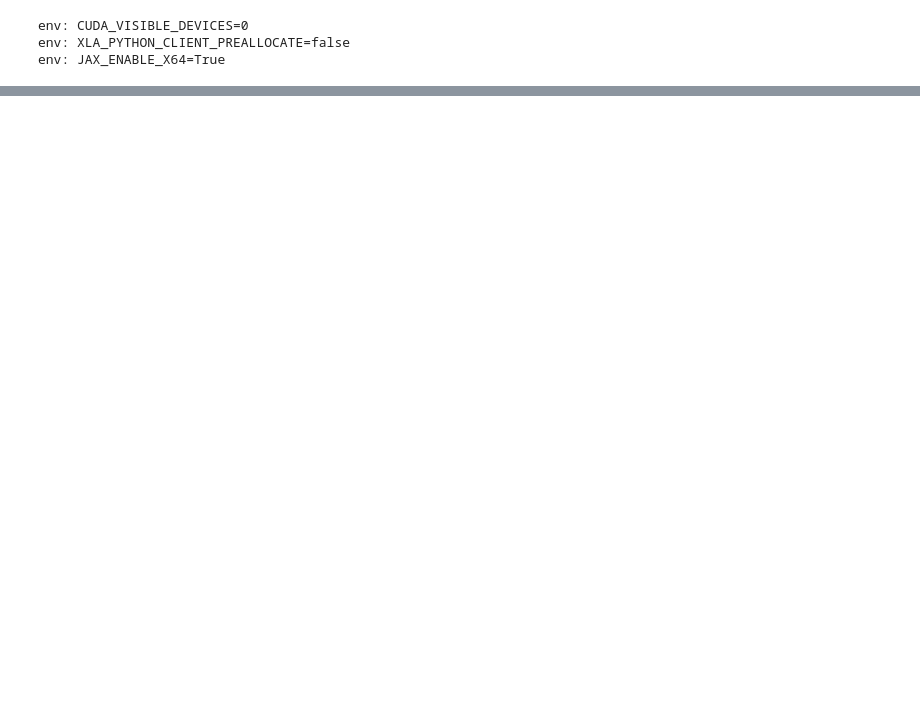
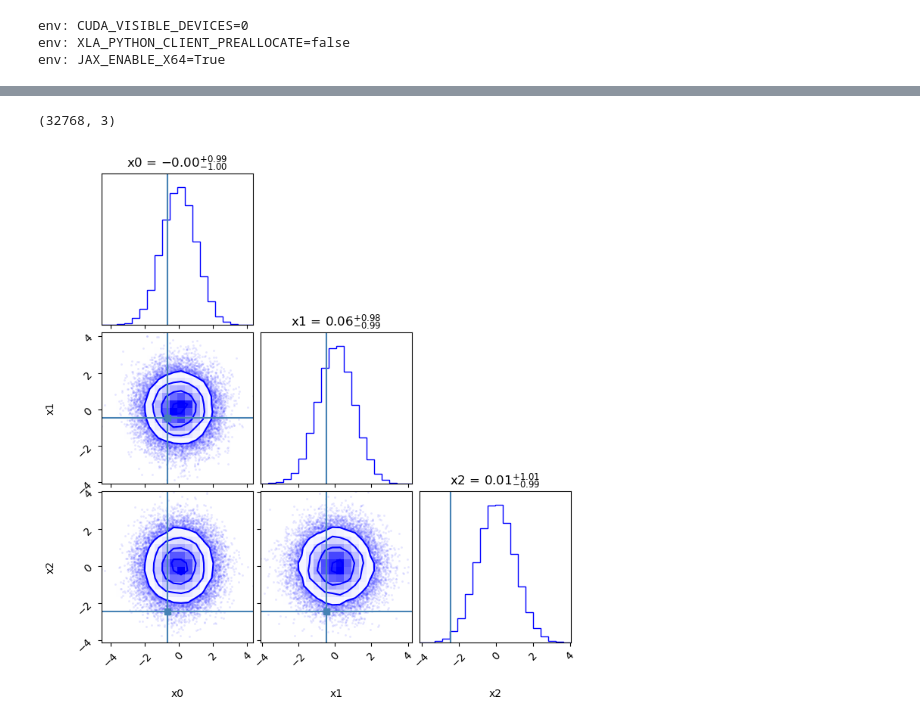
Before and after one commit to davidesartor/CANNA, a Jupyter notebook: Point.ipynb, the cells around one changed output, grey strips where cells are left out. Cells and saved outputs as stored; diff of their text form; code cells hidden in the pictures; blank space fills up the shorter version.

```diff
--- a/Point.ipynb
+++ b/Point.ipynb
@@ -28,0 +33,72 @@ IndexError: tuple index out of range
+# %%
+#from utils import corner_plot
+#corner_plot(dataset, model, examples=10, samples=32*1024, verbose=True)
+
+from tqdm.auto import tqdm
+import corner
+from mcmc import emcee_sample
+import numpy as np
+
+import jax
+import jax.numpy as jnp
+import jax.random as jr
+
+
+def corner_plot(
+    dataset,
+    model,
+    verbose=False,
+    samples=32 * 1024,
+    examples=1,
+    ode_steps=8,
+    plot_prior=False,
+    seed=0,
+):
+    @jax.jit
+    def sample(rng):
+        rng_x0, rng_x1, rng_y = jr.split(rng, 3)
+        x0 = jax.vmap(dataset.sample_params)(jr.split(rng_x0, samples))
+        x1 = dataset.sample_params(rng_x1)
+        y = dataset.sample_observation(rng_y, x1)
+
+        x0_triv = jnp.concat(jax.vmap(dataset.as_trivial)(x0), axis=-1)
+        return x0, x1, y, x0_triv
+
+
+    def batch_push(x0_triv,y):
+        return model.push(x0_triv, y, n_steps=ode_steps)[0]
+    batch_push=jax.jit(jax.vmap(batch_push,in_axes=(0,None)))
+
+    for rng in tqdm(jr.split(jr.key(seed), examples)):
+        x0, x1, y, x0_triv = sample(rng)
+        truths = np.array(jnp.concat(x1, axis=-1))
+
+        # sample using CNF
+
+        x_cnf =np.array(batch_push(x0_triv,y))
+
+        # # sample using MCMC
+        # x_mcmc = emcee_sample(
+        #     log_prob=lambda x: dataset.log_posterior(x, y),
+        #     x0=x1,
+        #     walkers=64,
+        #     steps=len(x_cnf) // 64,
+        #     burn=300,
+        #     verbose=verbose,
+        # )
+
+        # plot corner
+        corner_kwargs: dict = dict(
+            labels=dataset.param_names, show_titles=True, truths=truths
+        )
+        fig = None
+        if plot_prior:
+            fig = corner.corner(x0, color="black", **corner_kwargs)
+        print(x_cnf.shape)
+        fig = corner.corner(x_cnf, color="blue", fig=fig, **corner_kwargs)
+        # fig = corner.corner(x_mcmc, color="green", fig=fig, **corner_kwargs)
+
+corner_plot(dataset,model)
+# %% [output]
+(32768, 3)
+[figure, added]
```
Also changed, not shown: parts of 4 cells of this notebook, 3 other files.
